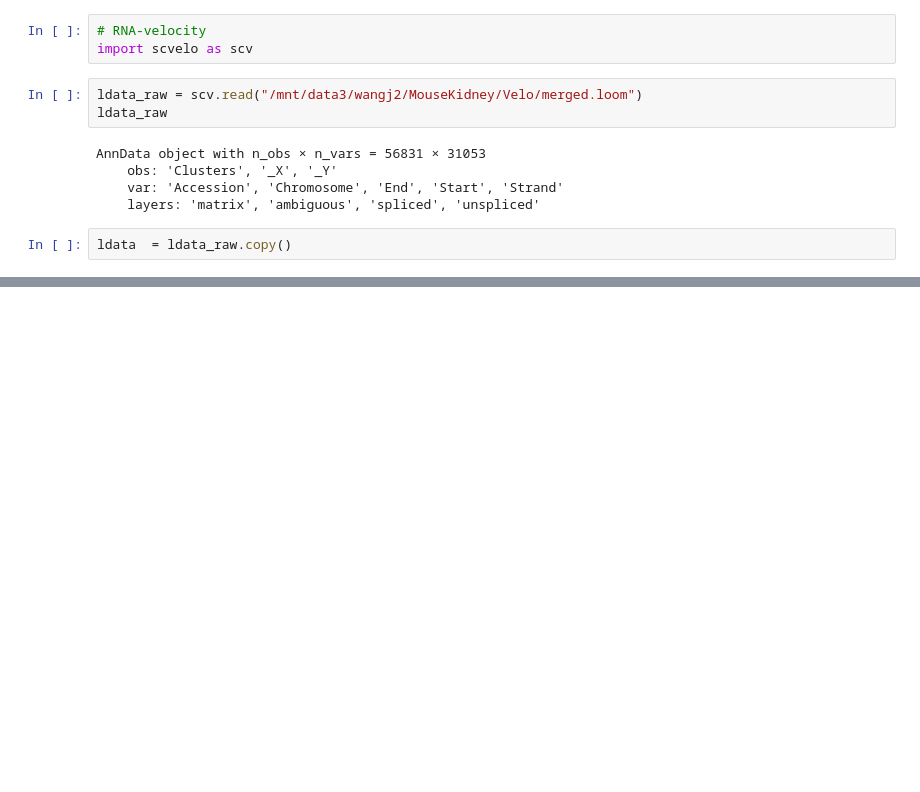
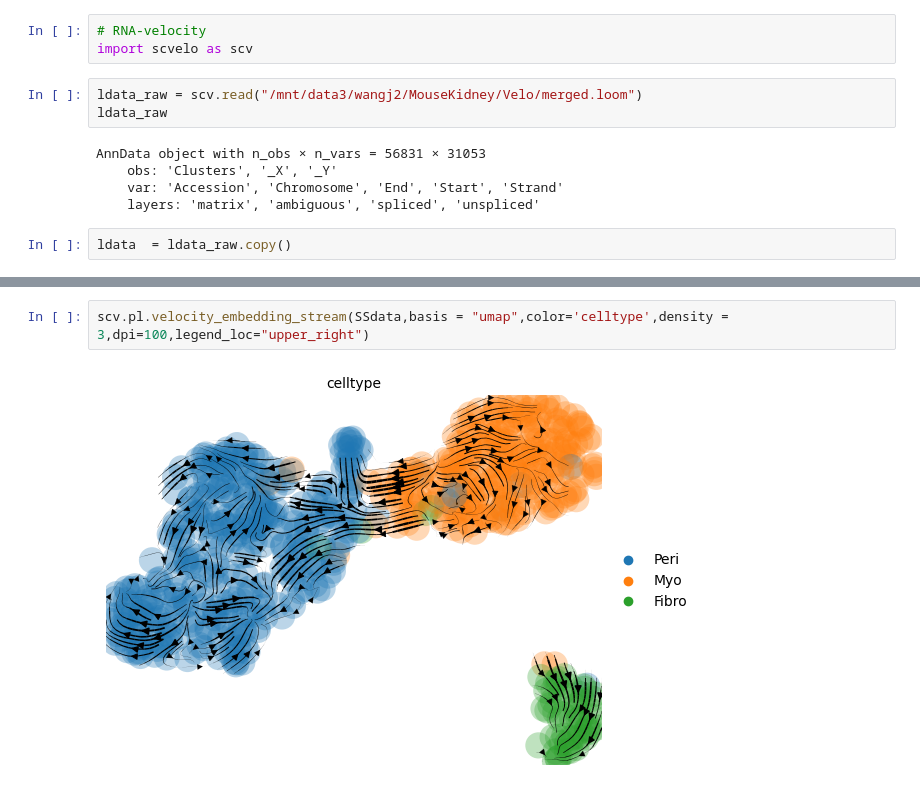
Before and after one commit to WJPina/MouseKidney, a Jupyter notebook: scVelo.ipynb, the cells around one changed output, grey strips where cells are left out. Drawn from its saved outputs; the diff is of its cells as text; blank space fills up the shorter version.

```diff
--- a/scVelo.ipynb
+++ b/scVelo.ipynb
@@ -170,0 +207,4 @@ sc.pl.umap(SSdata,color=['louvain','ECM_UCell','Senescence_UCell'])
+# %%
+scv.pl.velocity_embedding_stream(SSdata,basis = "umap",color='celltype',density = 3,dpi=100,legend_loc="upper_right")
+# %% [output]
+[figure, added]
```
Also changed, not shown: parts of 36 cells of this notebook, 50 other files.
